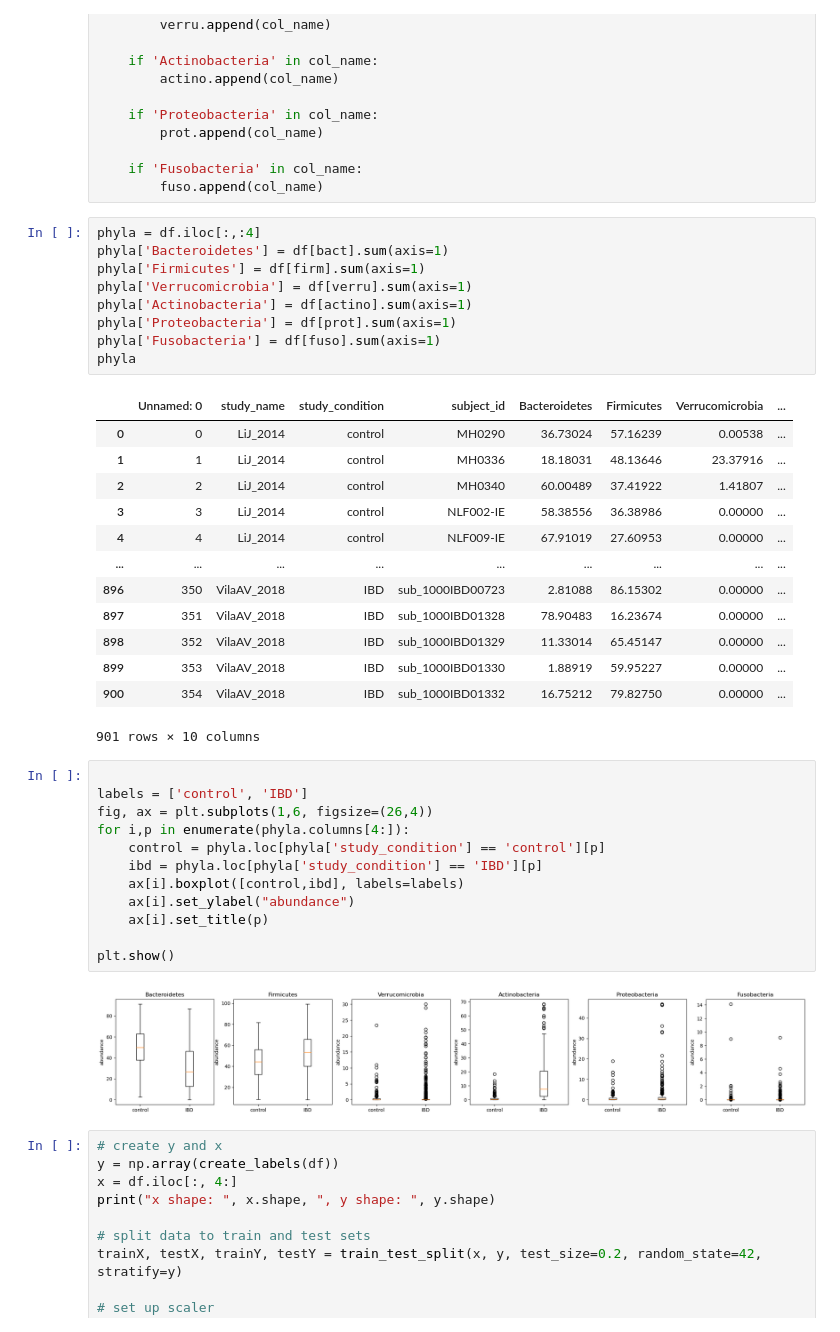
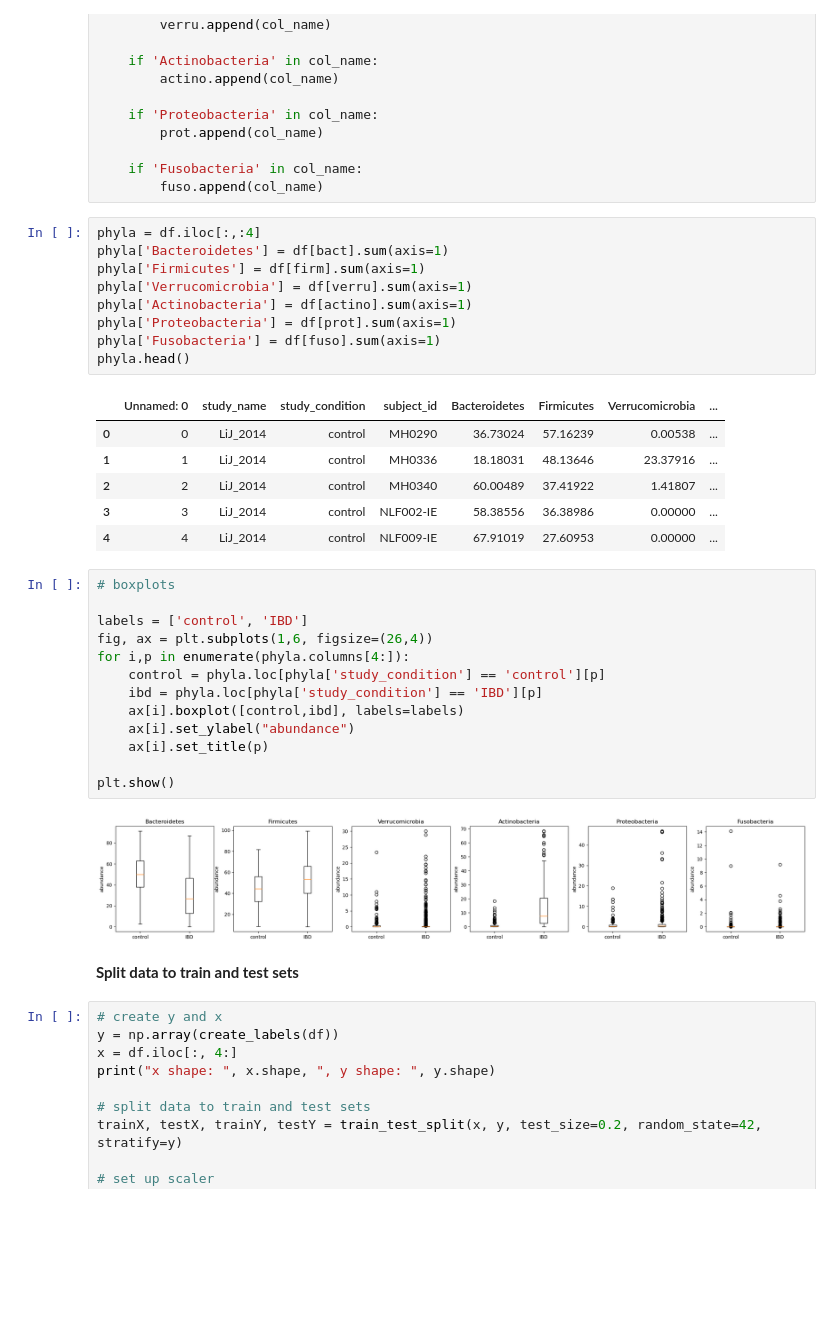
Before and after one commit to milla-kos/data-science-projects, a Jupyter notebook: IBD_classifier/models.ipynb, the cells around one changed output. Cells and saved outputs as stored; diff of their text form; blank space fills up the shorter version.

```diff
--- a/IBD_classifier/models.ipynb
+++ b/IBD_classifier/models.ipynb
@@ -184,27 +175,21 @@ for col_name in df.columns:
 # %%
 phyla = df.iloc[:,:4]
 phyla['Bacteroidetes'] = df[bact].sum(axis=1)
 phyla['Firmicutes'] = df[firm].sum(axis=1)
 phyla['Verrucomicrobia'] = df[verru].sum(axis=1)
 phyla['Actinobacteria'] = df[actino].sum(axis=1)
 phyla['Proteobacteria'] = df[prot].sum(axis=1)
 phyla['Fusobacteria'] = df[fuso].sum(axis=1)
-phyla
+phyla.head()
 # %% [output]
 |  | Unnamed: 0 | study_name | study_condition | subject_id | Bacteroidetes | Firmicutes | Verrucomicrobia | ... |
 | 0 | 0 | LiJ_2014 | control | MH0290 | 36.73024 | 57.16239 | 0.00538 | ... |
 | 1 | 1 | LiJ_2014 | control | MH0336 | 18.18031 | 48.13646 | 23.37916 | ... |
 | 2 | 2 | LiJ_2014 | control | MH0340 | 60.00489 | 37.41922 | 1.41807 | ... |
 | 3 | 3 | LiJ_2014 | control | NLF002-IE | 58.38556 | 36.38986 | 0.00000 | ... |
 | 4 | 4 | LiJ_2014 | control | NLF009-IE | 67.91019 | 27.60953 | 0.00000 | ... |
-| ... | ... | ... | ... | ... | ... | ... | ... | ... |
-| 896 | 350 | VilaAV_2018 | IBD | sub_1000IBD00723 | 2.81088 | 86.15302 | 0.00000 | ... |
-| 897 | 351 | VilaAV_2018 | IBD | sub_1000IBD01328 | 78.90483 | 16.23674 | 0.00000 | ... |
-| 898 | 352 | VilaAV_2018 | IBD | sub_1000IBD01329 | 11.33014 | 65.45147 | 0.00000 | ... |
-| 899 | 353 | VilaAV_2018 | IBD | sub_1000IBD01330 | 1.88919 | 59.95227 | 0.00000 | ... |
-| 900 | 354 | VilaAV_2018 | IBD | sub_1000IBD01332 | 16.75212 | 79.82750 | 0.00000 | ... |
-901 rows × 10 columns
 # %%
+# boxplots
 
 labels = ['control', 'IBD']
 fig, ax = plt.subplots(1,6, figsize=(26,4))
@@ -218,6 +203,8 @@ for i,p in enumerate(phyla.columns[4:]):
 plt.show()
 # %% [output]
 [figure]
+# %% [markdown]
+**Split data to train and test sets**
 # %%
 # create y and x
 y = np.array(create_labels(df))
```
Also changed, not shown: parts of 3 cells of this notebook.
